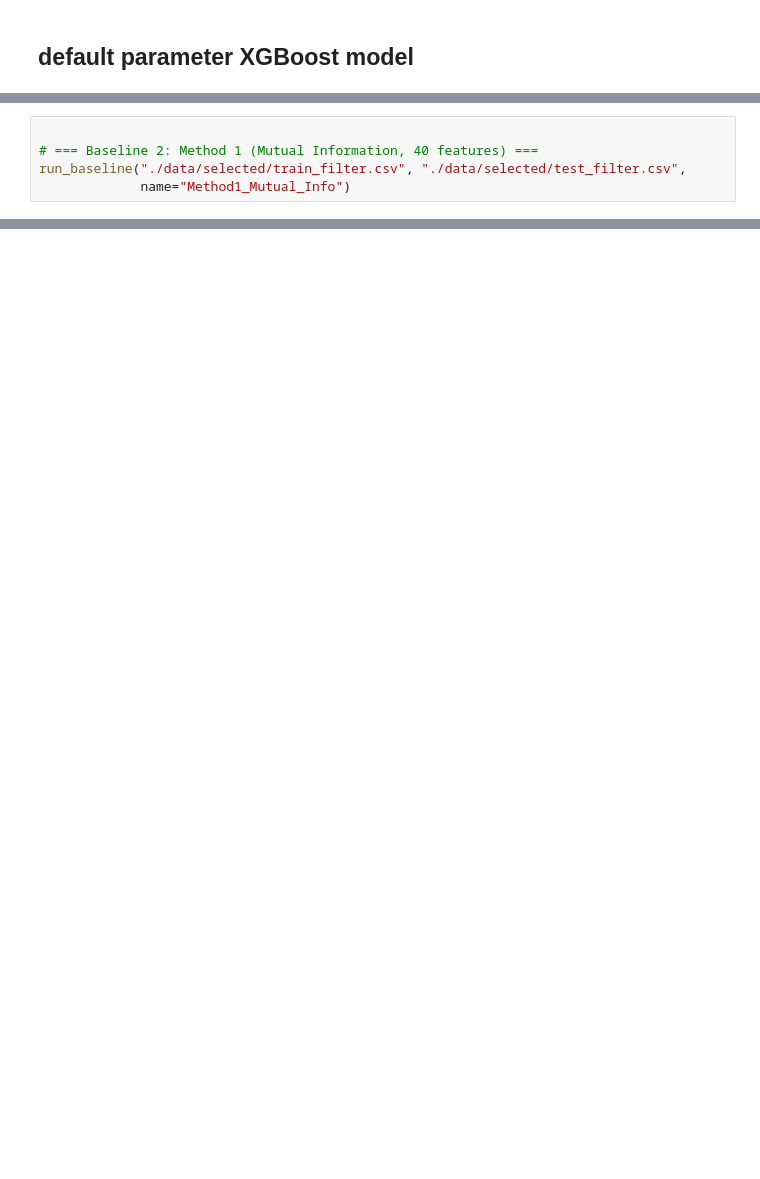
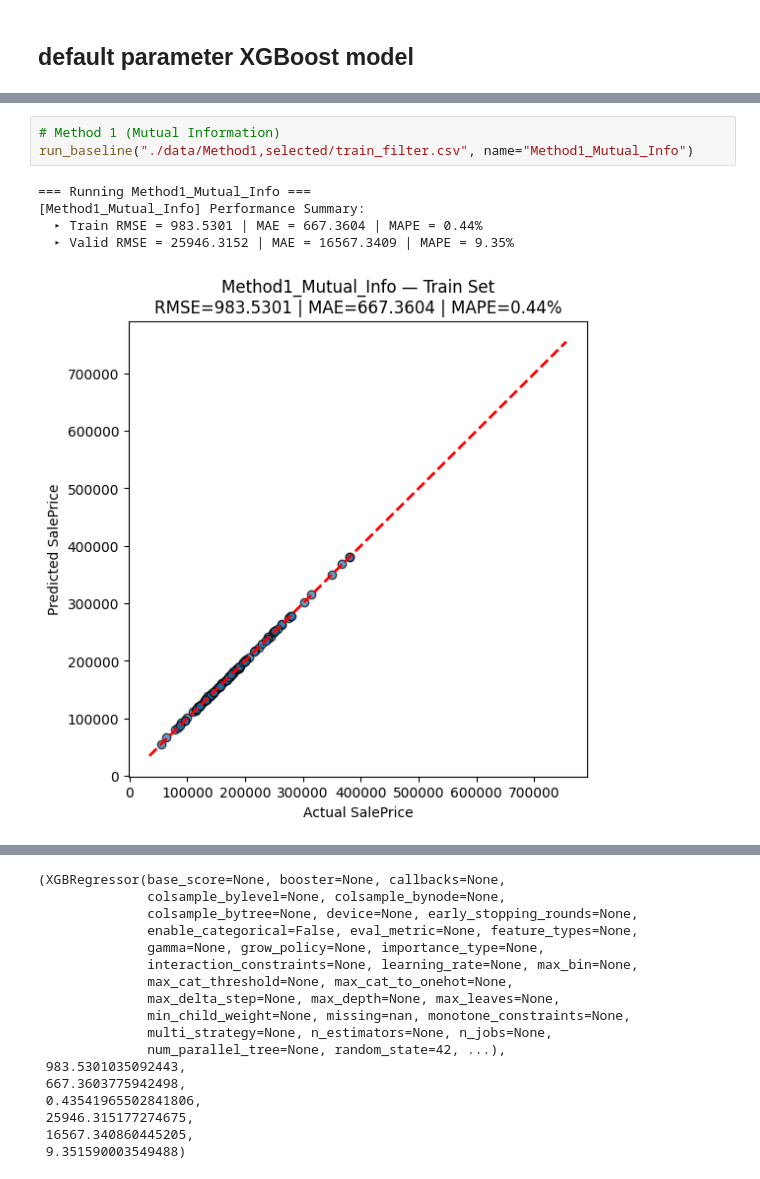
Before and after one commit to ivanho0908/House-Price-Prediction, a Jupyter notebook: data/House-Price-Prediction-main/models.ipynb, the cells around one changed output, grey strips where cells are left out. Saved outputs shown, nothing was run; the diff lists cells and outputs as text; blank space fills up the shorter version.

```diff
--- a/data/House-Price-Prediction-main/models.ipynb
+++ b/data/House-Price-Prediction-main/models.ipynb
@@ -52,5 +95,9 @@ ImportError: sklearn needs to be installed in order to use this module
 # %%
-
-# === Baseline 2: Method 1 (Mutual Information, 40 features) ===
-run_baseline("./data/selected/train_filter.csv", "./data/selected/test_filter.csv",
-             name="Method1_Mutual_Info")
+# Method 1 (Mutual Information)
+run_baseline("./data/Method1,selected/train_filter.csv", name="Method1_Mutual_Info")
+# %% [output]
+=== Running Method1_Mutual_Info ===
+[Method1_Mutual_Info] Performance Summary:
+  ▸ Train RMSE = 983.5301 | MAE = 667.3604 | MAPE = 0.44%
+  ▸ Valid RMSE = 25946.3152 | MAE = 16567.3409 | MAPE = 9.35%
+[figure, added]
@@ -57 +105,18 @@ run_baseline("./data/selected/train_filter.csv", "./data/selected/test_filter.cs
+(XGBRegressor(base_score=None, booster=None, callbacks=None,
+              colsample_bylevel=None, colsample_bynode=None,
+              colsample_bytree=None, device=None, early_stopping_rounds=None,
+              enable_categorical=False, eval_metric=None, feature_types=None,
+              gamma=None, grow_policy=None, importance_type=None,
+              interaction_constraints=None, learning_rate=None, max_bin=None,
+              max_cat_threshold=None, max_cat_to_onehot=None,
+              max_delta_step=None, max_depth=None, max_leaves=None,
+              min_child_weight=None, missing=nan, monotone_constraints=None,
+              multi_strategy=None, n_estimators=None, n_jobs=None,
+              num_parallel_tree=None, random_state=42, ...),
+ 983.5301035092443,
+ 667.3603775942498,
+ 0.43541965502841806,
+ 25946.315177274675,
+ 16567.340860445205,
+ 9.351590003549488)
 # %%
```
Also changed, not shown: parts of 17 cells of this notebook.
